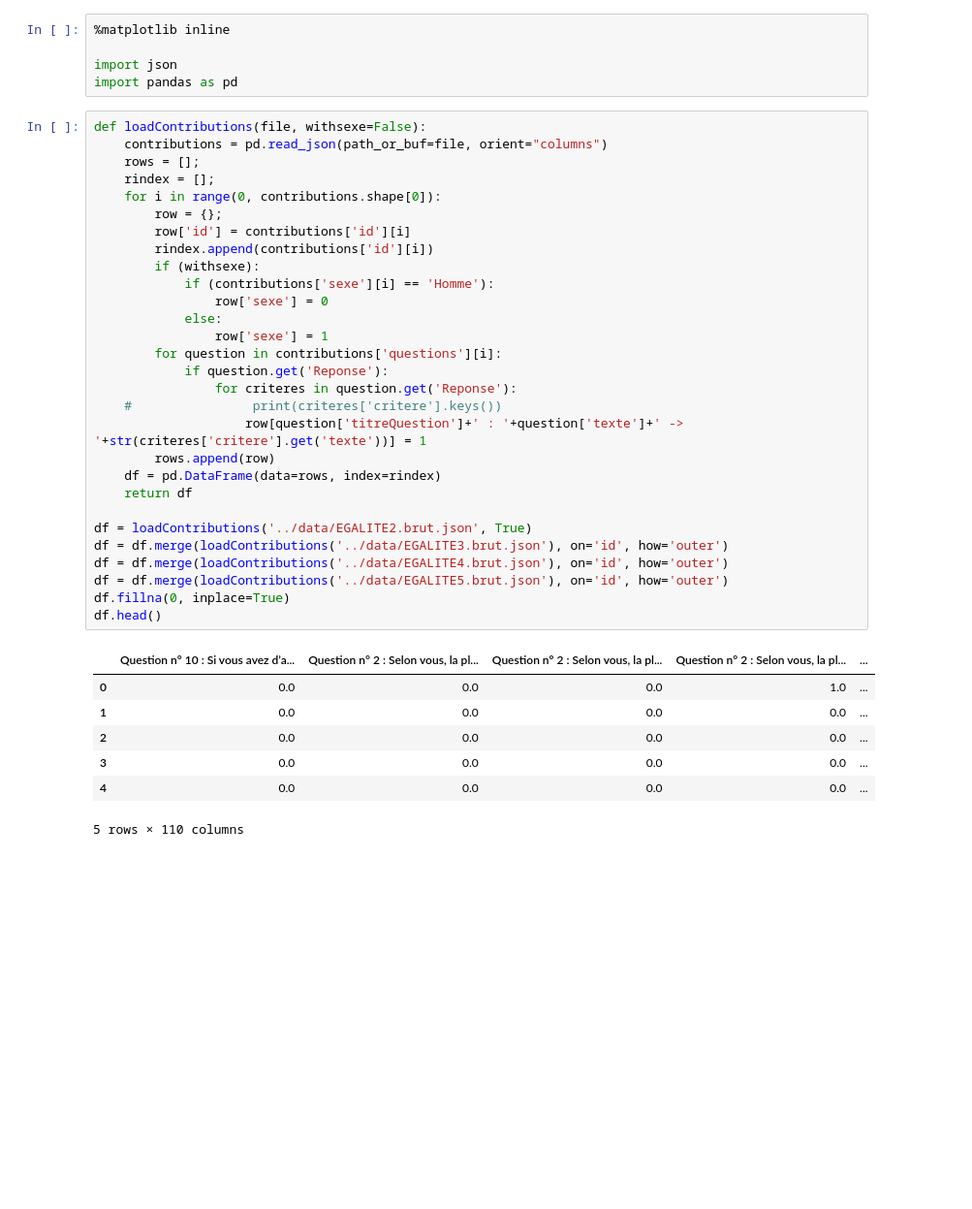
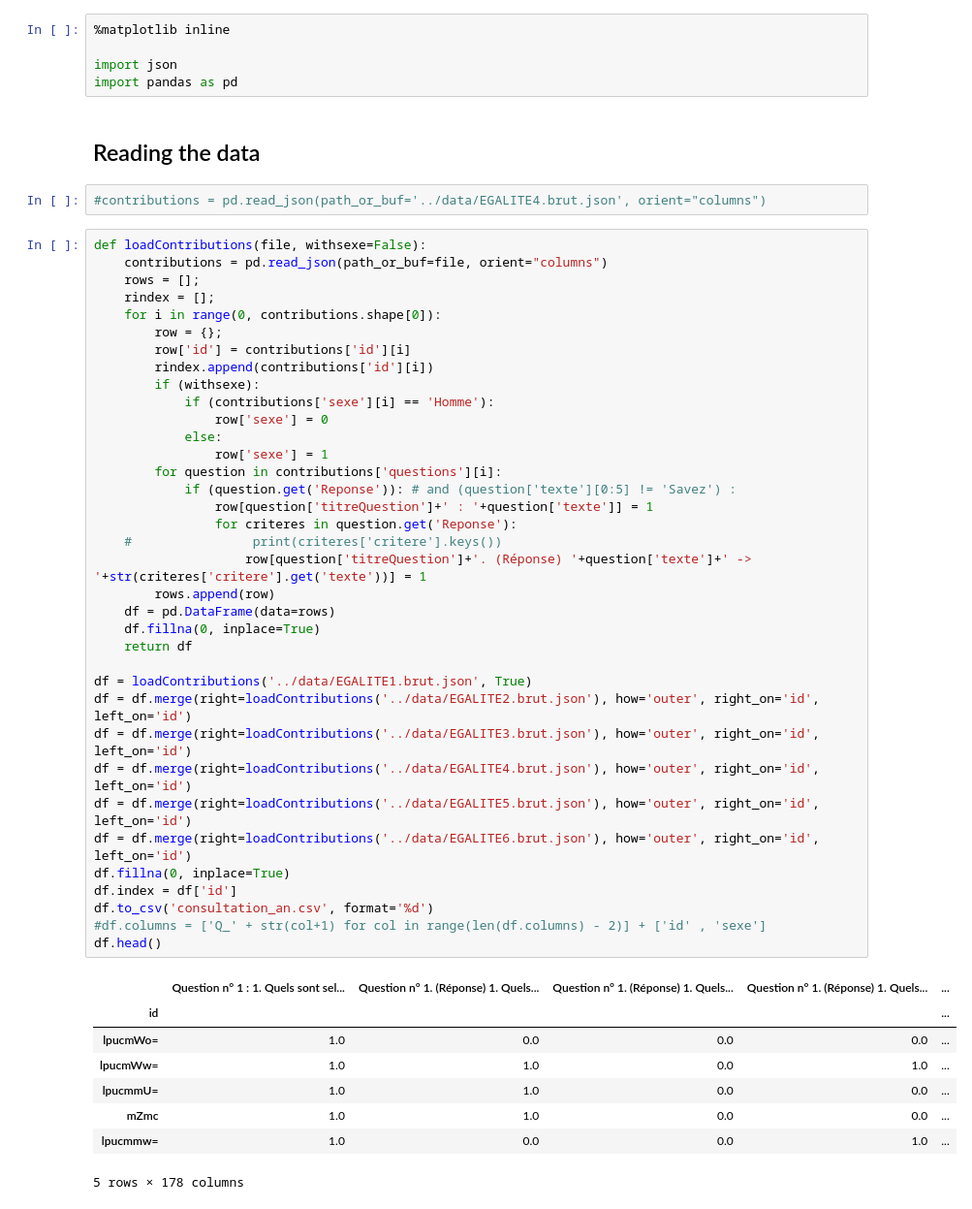
Before and after one commit to regardscitoyens/consultation_an, a Jupyter notebook: exploitation/analyse_quanti.ipynb, the cells around one changed output. Shown at 97% size. Saved outputs shown, nothing was run; the diff lists cells and outputs as text; blank space fills up the shorter version.

```diff
--- a/exploitation/analyse_quanti.ipynb
+++ b/exploitation/analyse_quanti.ipynb
@@ -3,40 +3,52 @@
 
 import json
 import pandas as pd
+# %% [markdown]
+## Reading the data
+# %%
+#contributions = pd.read_json(path_or_buf='../data/EGALITE4.brut.json', orient="columns")
 # %%
 def loadContributions(file, withsexe=False):
     contributions = pd.read_json(path_or_buf=file, orient="columns")
     rows = [];
     rindex = [];
     for i in range(0, contributions.shape[0]):
         row = {};
         row['id'] = contributions['id'][i]
         rindex.append(contributions['id'][i])
         if (withsexe):
             if (contributions['sexe'][i] == 'Homme'):
                 row['sexe'] = 0
             else:
                 row['sexe'] = 1
         for question in contributions['questions'][i]:
-            if question.get('Reponse'):
+            if (question.get('Reponse')): # and (question['texte'][0:5] != 'Savez') :
+                row[question['titreQuestion']+' : '+question['texte']] = 1
                 for criteres in question.get('Reponse'):
     #                print(criteres['critere'].keys())
-                    row[question['titreQuestion']+' : '+question['texte']+' -> '+str(criteres['critere'].get('texte'))] = 1
+                    row[question['titreQuestion']+'. (Réponse) '+question['texte']+' -> '+str(criteres['critere'].get('texte'))] = 1
         rows.append(row)
-    df = pd.DataFrame(data=rows, index=rindex)
+    df = pd.DataFrame(data=rows)
+    df.fillna(0, inplace=True)
     return df
 
-df = loadContributions('../data/EGALITE2.brut.json', True)
-df = df.merge(loadContributions('../data/EGALITE3.brut.json'), on='id', how='outer')
-df = df.merge(loadContributions('../data/EGALITE4.brut.json'), on='id', how='outer')
-df = df.merge(loadContributions('../data/EGALITE5.brut.json'), on='id', how='outer')
+df = loadContributions('../data/EGALITE1.brut.json', True)
+df = df.merge(right=loadContributions('../data/EGALITE2.brut.json'), how='outer', right_on='id', left_on='id')
+df = df.merge(right=loadContributions('../data/EGALITE3.brut.json'), how='outer', right_on='id', left_on='id')
+df = df.merge(right=loadContributions('../data/EGALITE4.brut.json'), how='outer', right_on='id', left_on='id')
+df = df.merge(right=loadContributions('../data/EGALITE5.brut.json'), how='outer', right_on='id', left_on='id')
+df = df.merge(right=loadContributions('../data/EGALITE6.brut.json'), how='outer', right_on='id', left_on='id')
 df.fillna(0, inplace=True)
+df.index = df['id']
+df.to_csv('consultation_an.csv', format='%d')
+#df.columns = ['Q_' + str(col+1) for col in range(len(df.columns) - 2)] + ['id' , 'sexe']
 df.head()
 # %% [output]
-|  | Question n° 10 : Si vous avez d’a... | Question n° 2 : Selon vous, la pl... | Question n° 2 : Selon vous, la pl... | Question n° 2 : Selon vous, la pl... | ... |
-| 0 | 0.0 | 0.0 | 0.0 | 1.0 | ... |
-| 1 | 0.0 | 0.0 | 0.0 | 0.0 | ... |
-| 2 | 0.0 | 0.0 | 0.0 | 0.0 | ... |
-| 3 | 0.0 | 0.0 | 0.0 | 0.0 | ... |
-| 4 | 0.0 | 0.0 | 0.0 | 0.0 | ... |
+|  | Question n° 1 : 1. Quels sont sel... | Question n° 1. (Réponse) 1. Quels... | Question n° 1. (Réponse) 1. Quels... | Question n° 1. (Réponse) 1. Quels... | ... |
+| id |  |  |  |  | ... |
+| lpucmWo= | 1.0 | 0.0 | 0.0 | 0.0 | ... |
+| lpucmWw= | 1.0 | 1.0 | 0.0 | 1.0 | ... |
+| lpucmmU= | 1.0 | 1.0 | 0.0 | 0.0 | ... |
+| mZmc | 1.0 | 1.0 | 0.0 | 0.0 | ... |
+| lpucmmw= | 1.0 | 0.0 | 0.0 | 1.0 | ... |
-5 rows × 110 columns
+5 rows × 178 columns
```
Also changed, not shown: parts of 19 cells of this notebook.
